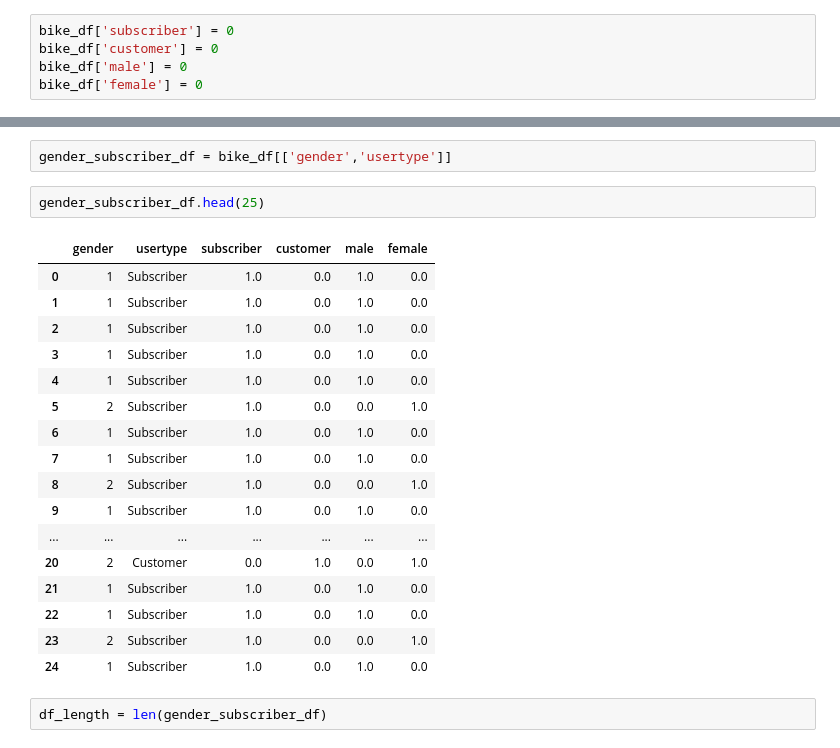
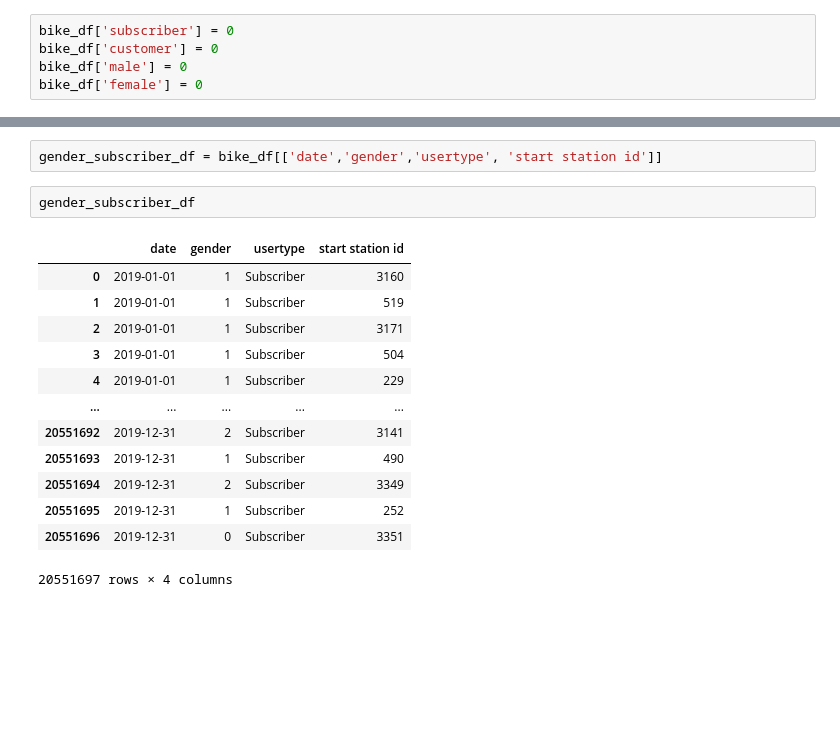
Before and after one commit to theaddies/tableau-challenge, a Jupyter notebook: prepare_2019_data_usertype.ipynb, the cells around one changed output, grey strips where cells are left out. Saved outputs shown, nothing was run; the diff lists cells and outputs as text; blank space fills up the shorter version.

```diff
--- a/prepare_2019_data_usertype.ipynb
+++ b/prepare_2019_data_usertype.ipynb
@@ -177,25 +174,19 @@ Index([              'starttime',                'stoptime',
       dtype='object')
 # %%
-gender_subscriber_df = bike_df[['gender','usertype']]
+gender_subscriber_df = bike_df[['date','gender','usertype', 'start station id']]
 # %%
-gender_subscriber_df.head(25)
+gender_subscriber_df
 # %% [output]
-|  | gender | usertype | subscriber | customer | male | female |
-| 0 | 1 | Subscriber | 1.0 | 0.0 | 1.0 | 0.0 |
-| 1 | 1 | Subscriber | 1.0 | 0.0 | 1.0 | 0.0 |
-| 2 | 1 | Subscriber | 1.0 | 0.0 | 1.0 | 0.0 |
-| 3 | 1 | Subscriber | 1.0 | 0.0 | 1.0 | 0.0 |
-| 4 | 1 | Subscriber | 1.0 | 0.0 | 1.0 | 0.0 |
-| 5 | 2 | Subscriber | 1.0 | 0.0 | 0.0 | 1.0 |
-| 6 | 1 | Subscriber | 1.0 | 0.0 | 1.0 | 0.0 |
-| 7 | 1 | Subscriber | 1.0 | 0.0 | 1.0 | 0.0 |
-| 8 | 2 | Subscriber | 1.0 | 0.0 | 0.0 | 1.0 |
-| 9 | 1 | Subscriber | 1.0 | 0.0 | 1.0 | 0.0 |
-| ... | ... | ... | ... | ... | ... | ... |
-| 20 | 2 | Customer | 0.0 | 1.0 | 0.0 | 1.0 |
-| 21 | 1 | Subscriber | 1.0 | 0.0 | 1.0 | 0.0 |
-| 22 | 1 | Subscriber | 1.0 | 0.0 | 1.0 | 0.0 |
-| 23 | 2 | Subscriber | 1.0 | 0.0 | 0.0 | 1.0 |
-| 24 | 1 | Subscriber | 1.0 | 0.0 | 1.0 | 0.0 |
+|  | date | gender | usertype | start station id |
+| 0 | 2019-01-01 | 1 | Subscriber | 3160 |
+| 1 | 2019-01-01 | 1 | Subscriber | 519 |
+| 2 | 2019-01-01 | 1 | Subscriber | 3171 |
+| 3 | 2019-01-01 | 1 | Subscriber | 504 |
+| 4 | 2019-01-01 | 1 | Subscriber | 229 |
+| ... | ... | ... | ... | ... |
+| 20551692 | 2019-12-31 | 2 | Subscriber | 3141 |
+| 20551693 | 2019-12-31 | 1 | Subscriber | 490 |
+| 20551694 | 2019-12-31 | 2 | Subscriber | 3349 |
+| 20551695 | 2019-12-31 | 1 | Subscriber | 252 |
+| 20551696 | 2019-12-31 | 0 | Subscriber | 3351 |
+20551697 rows × 4 columns
-# %%
-df_length = len(gender_subscriber_df)
```
Also changed, not shown: parts of 24 cells of this notebook, 1 other file.
